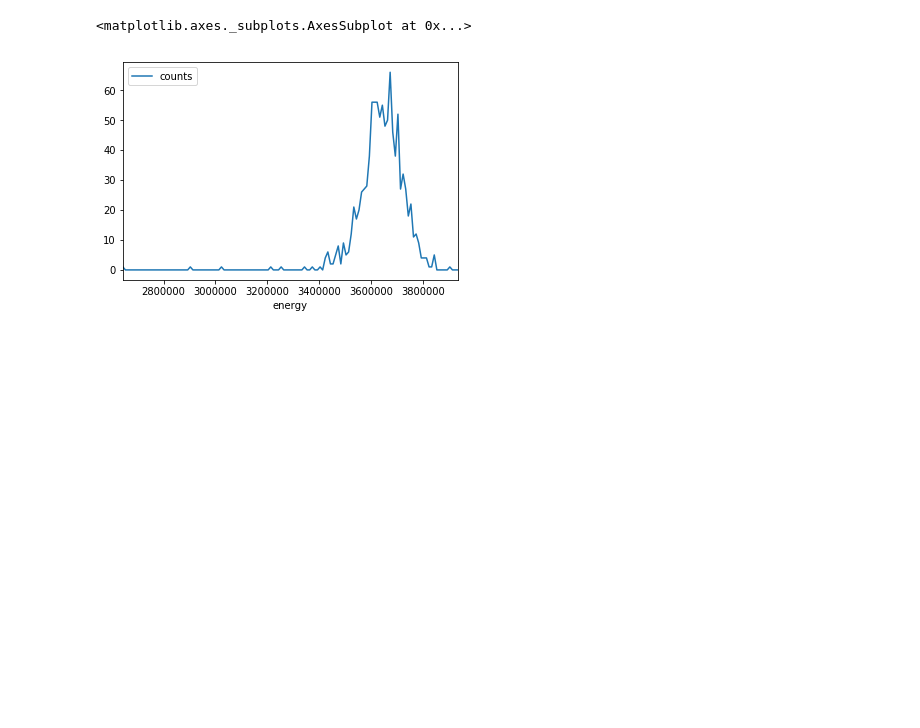
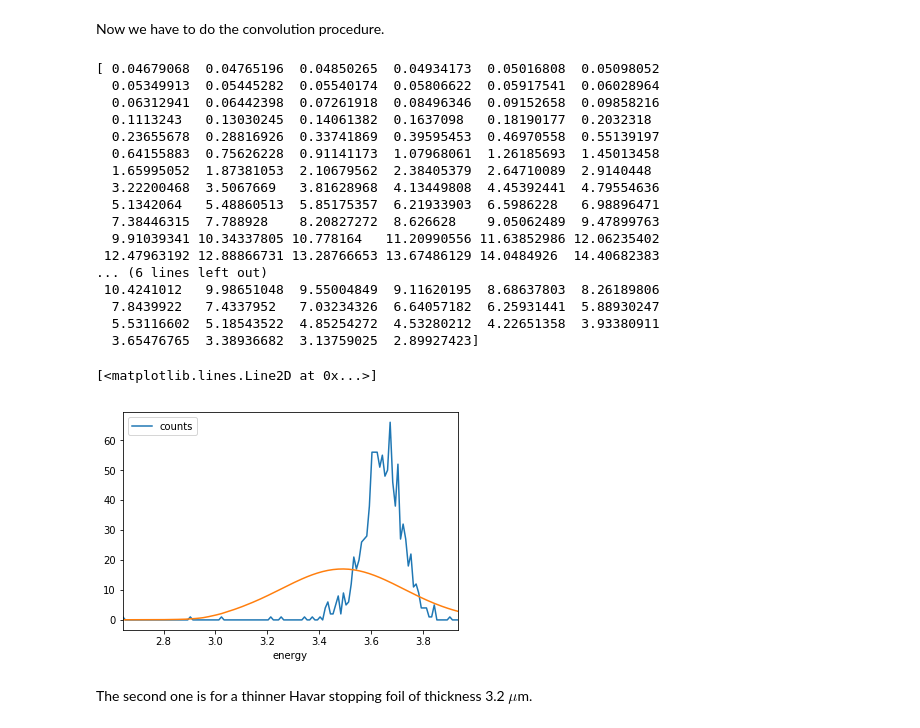
Before and after one commit to basiledelweiss/AMS-Detector-Test-04Oct19, a Jupyter notebook: Peak fitting.ipynb, the cells around one changed output. Cells and saved outputs as stored; diff of their text form; code cells hidden in the pictures; blank space fills up the shorter version.

Commit message:
This time convolution is sort of working...

```diff
--- a/Peak fitting.ipynb
+++ b/Peak fitting.ipynb
@@ -69,18 +53,50 @@ print(popt)
-# %%
-fp = 'Hist10BHavar3.2um.txt'
-SrimHist10BHavar3p2um = pd.read_csv(fp, delim_whitespace=True, header=None)
-
-SrimHist10BHavar3p2um.columns = ['energy','counts']
-
-
-# # Create the dictionary with old and new names
-# new_names = {'2.64304e+06': 'energy,eV', '1':'counts,a.u.'}
-# # Rename the columns
-# SrimHist10BHavar3p2um = SrimHist10BHavar3p2um.rename(columns=new_names)
-
-SrimHist10BHavar3p2um.head()
-
-SrimHist10BHavar3p2um.plot("energy","counts")
-# %% [output]
-<matplotlib.axes._subplots.AxesSubplot at 0x...>
-[figure, removed]
+# %% [markdown]
+Now we have to do the convolution procedure.
+# %%
+from scipy import signal
+
+fp = 'Hist10BHavar3.2um.txt'
+SrimHist10BHavar3p2um = pd.read_csv(fp, delim_whitespace=True, header=None)
+
+SrimHist10BHavar3p2um.columns = ['energy','counts']
+
+# print(SrimHist10BHavar3p2um.shape)
+
+SrimHist10BHavar3p2um['energy']=SrimHist10BHavar3p2um['energy']/1e6
+
+# # # SrimHist10BHavar3p2um.plot("energy","counts")
+
+sig=SrimHist10BHavar3p2um['counts']
+
+win=gauss_function(SrimHist10BHavar3p2um['energy'], 133.89943809,3.1289099,0.22407763)
+
+filtered = signal.convolve(sig, win, mode='same') / sum(win)
+
+# # print(win.shape)
+
+print(filtered)
+
+SrimHist10BHavar3p2um.plot("energy","counts")
+plt.plot(SrimHist10BHavar3p2um['energy'],filtered)
+# %% [output]
+[ 0.04679068  0.04765196  0.04850265  0.04934173  0.05016808  0.05098052
+  0.05349913  0.05445282  0.05540174  0.05806622  0.05917541  0.06028964
+  0.06312941  0.06442398  0.07261918  0.08496346  0.09152658  0.09858216
+  0.1113243   0.13030245  0.14061382  0.1637098   0.18190177  0.2032318
+  0.23655678  0.28816926  0.33741869  0.39595453  0.46970558  0.55139197
+  0.64155883  0.75626228  0.91141173  1.07968061  1.26185693  1.45013458
+  1.65995052  1.87381053  2.10679562  2.38405379  2.64710089  2.9140448
+  3.22200468  3.5067669   3.81628968  4.13449808  4.45392441  4.79554636
+  5.1342064   5.48860513  5.85175357  6.21933903  6.5986228   6.98896471
+  7.38446315  7.788928    8.20827272  8.626628    9.05062489  9.47899763
+  9.91039341 10.34337805 10.778164   11.20990556 11.63852986 12.06235402
+ 12.47963192 12.88866731 13.28766653 13.67486129 14.0484926  14.40682383
+... (6 lines left out)
+ 10.4241012   9.98651048  9.55004849  9.11620195  8.68637803  8.26189806
+  7.8439922   7.4337952   7.03234326  6.64057182  6.25931441  5.88930247
+  5.53116602  5.18543522  4.85254272  4.53280212  4.22651358  3.93380911
+  3.65476765  3.38936682  3.13759025  2.89927423]
+[<matplotlib.lines.Line2D at 0x...>]
+[figure, added]
+# %% [markdown]
+The second one is for a thinner Havar stopping foil of thickness 3.2 $\mu$m.
```
Also changed, not shown: parts of 2 cells of this notebook.
